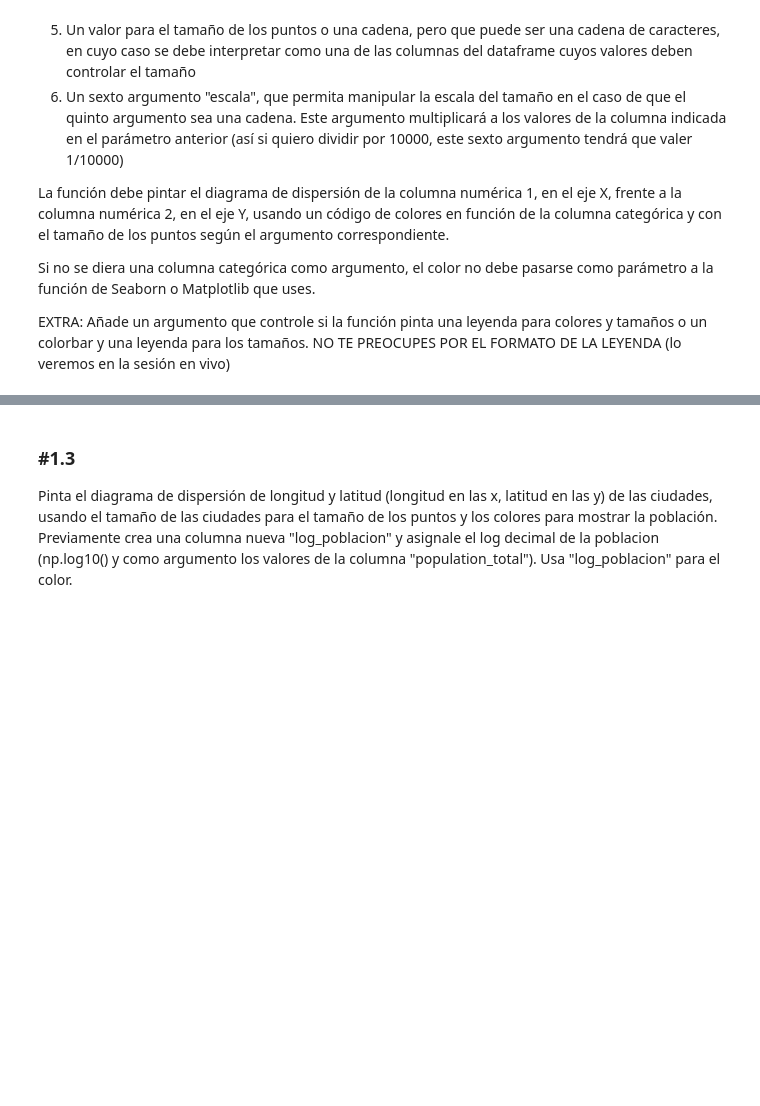
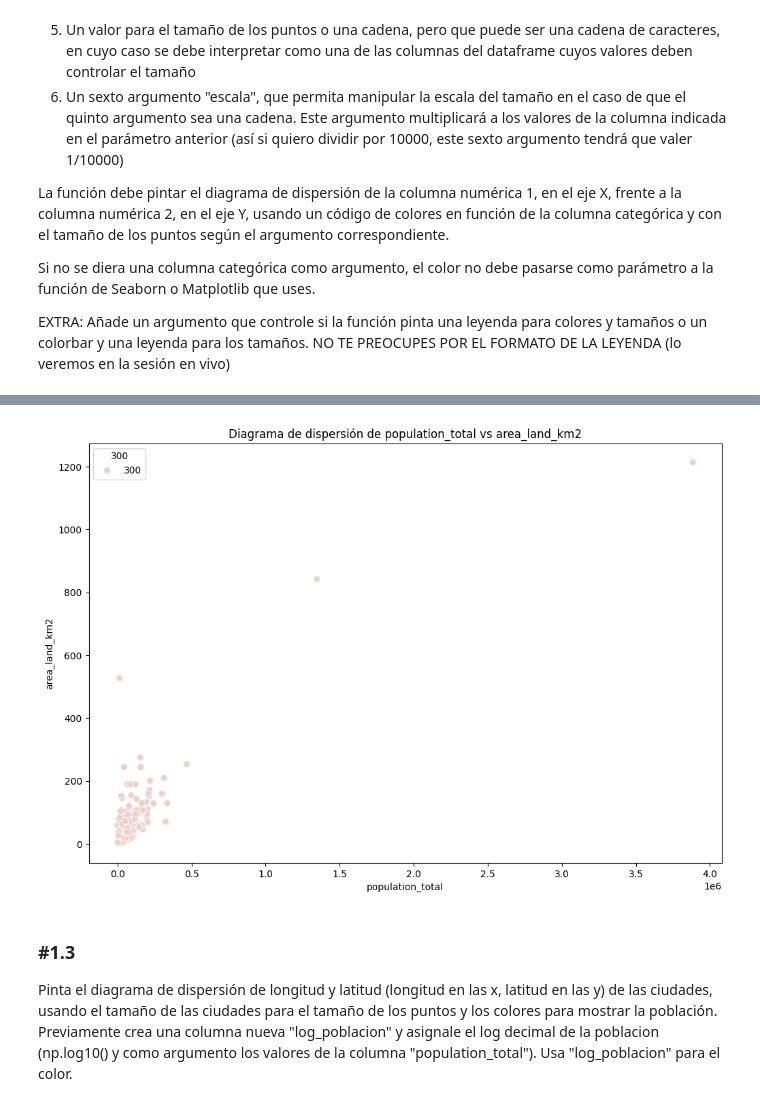
Before and after one commit to Anttt4/ONLINE_DS_THEBRIDGE_Antonio_Carreno_Jimenez, a Jupyter notebook: Sprint 8/Unidad 2/18_Practica_Obligatoria_Visualizacion_Presentacion.ipynb, the cells around one changed output, grey strips where cells are left out. Saved outputs shown, nothing was run; the diff lists cells and outputs as text; code cells hidden in the pictures; blank space fills up the shorter version.

```diff
--- a/Sprint 8/Unidad 2/18_Practica_Obligatoria_Visualizacion_Presentacion.ipynb
+++ b/Sprint 8/Unidad 2/18_Practica_Obligatoria_Visualizacion_Presentacion.ipynb
@@ -22,3 +22,7 @@ import seaborn as sns
 ### #1.1
 
 Carga el dataset de las ciudades de California que está en la ruta "./data/california_cities.csv". Muestra su contenido, deshazte de las filas con nulos.
+# %%
+df_cities = pd.read_csv("california_cities.csv")
+df_cities.dropna(inplace=True)
+df_cities.info()
@@ -41,3 +155,20 @@ EXTRA: Añade un argumento que controle si la función pinta una leyenda para co
+# %%
+def dibujar_dispersion(dataframe, col1, col2, col_categorica=None, dim=50):
+    plt.figure(figsize=(12, 8))
+    if col_categorica:
+        sns.scatterplot( data=dataframe,x=dataframe[col1],y=dataframe[col2],hue=col_categorica,s=dim)
+    else:
+        sns.scatterplot(data=dataframe,x=dataframe[col1],y=dataframe[col2],s=dim)
+
+    plt.title(f"Diagrama de dispersión de {col1} vs {col2}")
+    plt.xlabel(col1)
+    plt.ylabel(col2)
+    plt.legend(title=col_categorica) if col_categorica else None
+    plt.show()
+# %%
+dibujar_dispersion(df_cities,"population_total","area_land_km2",300)
+# %% [output]
+[figure, added]
 # %% [markdown]
 ### #1.3
 
```
Also changed, not shown: parts of 12 cells of this notebook.
